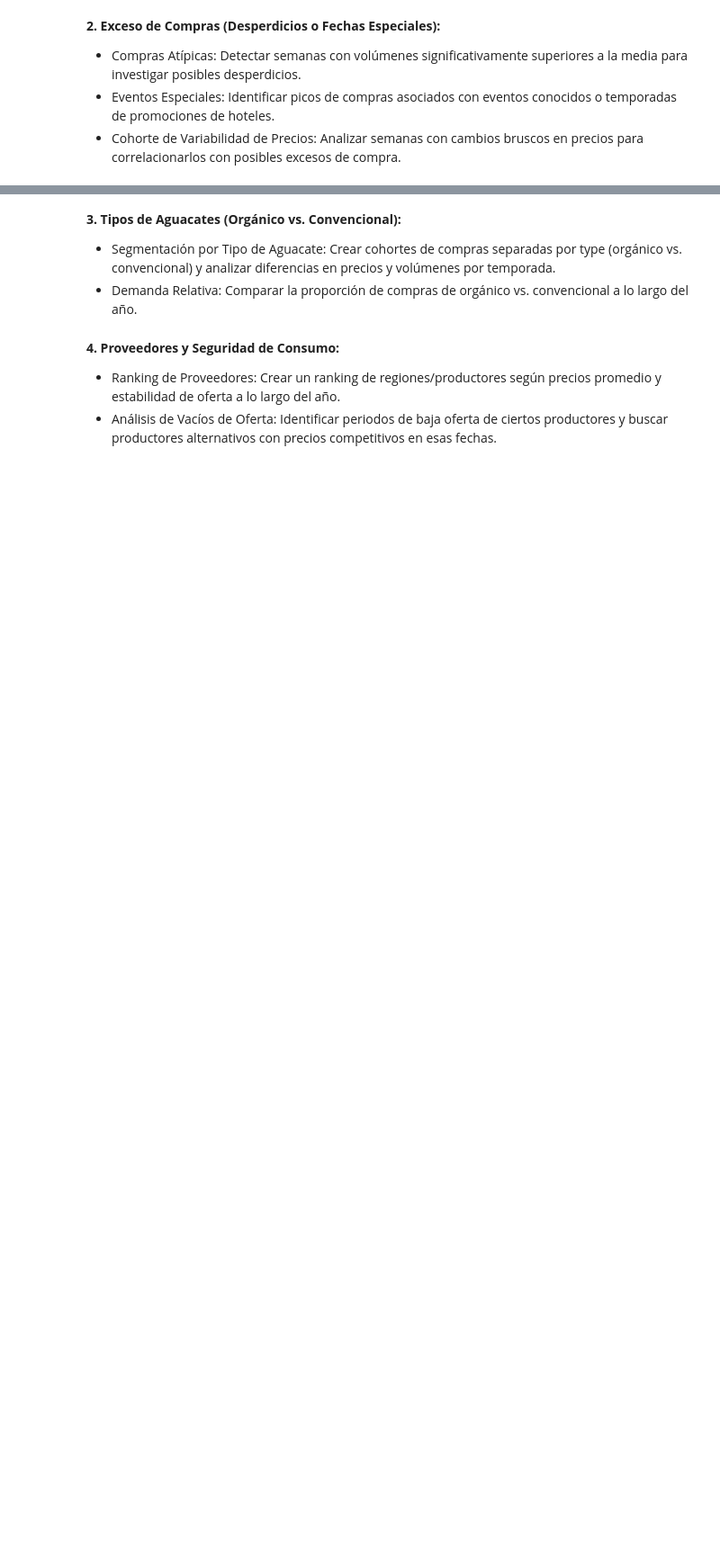
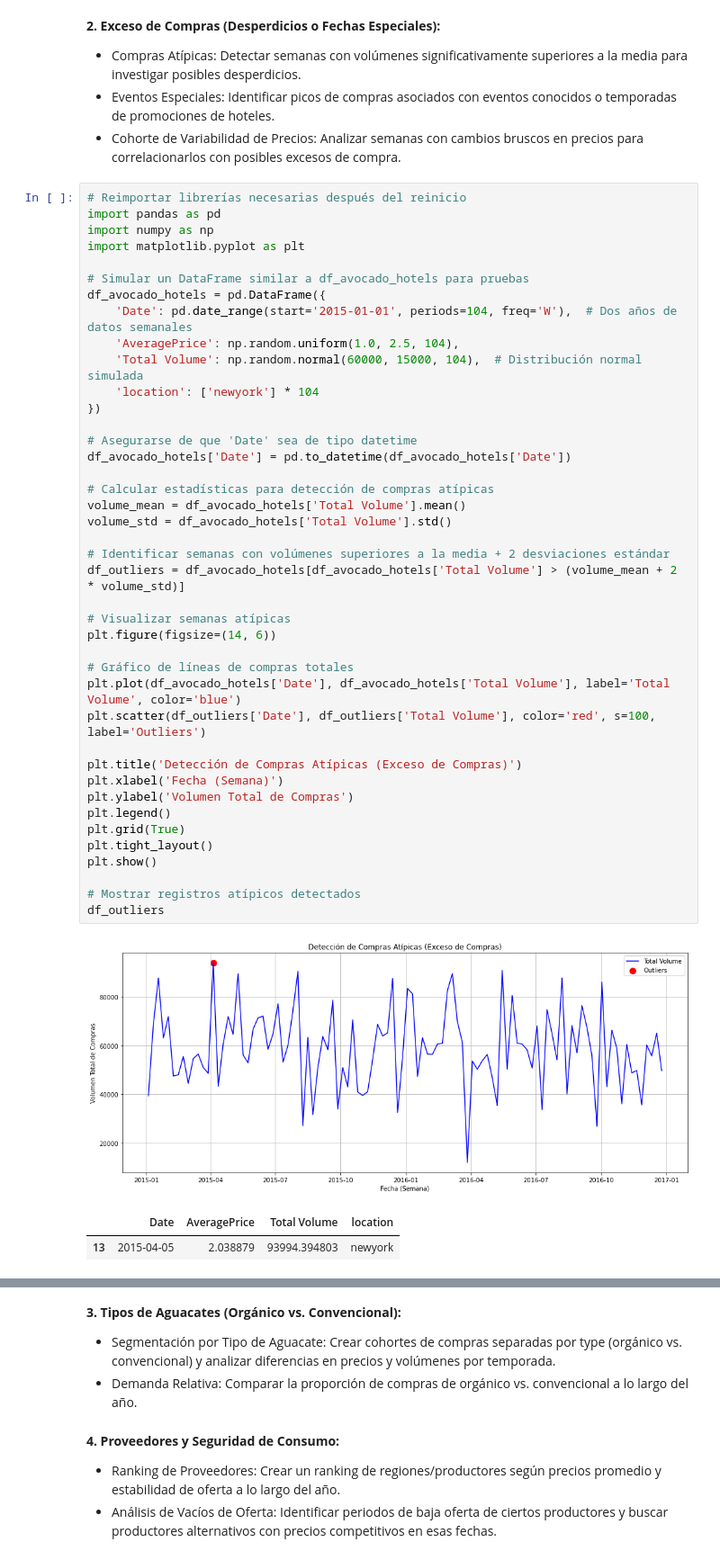
Before and after one commit to Julix4/AvoEconomics, a Jupyter notebook: cohortes-avanzados.ipynb, the cells around one changed output, grey strips where cells are left out. Shown: that part at 90% size. Drawn from its saved outputs; the diff is of its cells as text; blank space fills up the shorter version.

```diff
--- a/cohortes-avanzados.ipynb
+++ b/cohortes-avanzados.ipynb
@@ -80,3 +80,48 @@ plt.show()
 - Compras Atípicas: Detectar semanas con volúmenes significativamente superiores a la media para investigar posibles desperdicios.
 - Eventos Especiales: Identificar picos de compras asociados con eventos conocidos o temporadas de promociones de hoteles.
 - Cohorte de Variabilidad de Precios: Analizar semanas con cambios bruscos en precios para correlacionarlos con posibles excesos de compra.
+# %%
+# Reimportar librerías necesarias después del reinicio
+import pandas as pd
+import numpy as np
+import matplotlib.pyplot as plt
+
+# Simular un DataFrame similar a df_avocado_hotels para pruebas
+df_avocado_hotels = pd.DataFrame({
+    'Date': pd.date_range(start='2015-01-01', periods=104, freq='W'),  # Dos años de datos semanales
+    'AveragePrice': np.random.uniform(1.0, 2.5, 104),
+    'Total Volume': np.random.normal(60000, 15000, 104),  # Distribución normal simulada
+    'location': ['newyork'] * 104
+})
+
+# Asegurarse de que 'Date' sea de tipo datetime
+df_avocado_hotels['Date'] = pd.to_datetime(df_avocado_hotels['Date'])
+
+# Calcular estadísticas para detección de compras atípicas
+volume_mean = df_avocado_hotels['Total Volume'].mean()
+volume_std = df_avocado_hotels['Total Volume'].std()
+
+# Identificar semanas con volúmenes superiores a la media + 2 desviaciones estándar
+df_outliers = df_avocado_hotels[df_avocado_hotels['Total Volume'] > (volume_mean + 2 * volume_std)]
+
+# Visualizar semanas atípicas
+plt.figure(figsize=(14, 6))
+
+# Gráfico de líneas de compras totales
+plt.plot(df_avocado_hotels['Date'], df_avocado_hotels['Total Volume'], label='Total Volume', color='blue')
+plt.scatter(df_outliers['Date'], df_outliers['Total Volume'], color='red', s=100, label='Outliers')
+
+plt.title('Detección de Compras Atípicas (Exceso de Compras)')
+plt.xlabel('Fecha (Semana)')
+plt.ylabel('Volumen Total de Compras')
+plt.legend()
+plt.grid(True)
+plt.tight_layout()
+plt.show()
+
+# Mostrar registros atípicos detectados
+df_outliers
+# %% [output]
+[figure, added]
+|  | Date | AveragePrice | Total Volume | location |
+| 13 | 2015-04-05 | 2.038879 | 93994.394803 | newyork |
```
Also changed, not shown: parts of 1 cell of this notebook.
